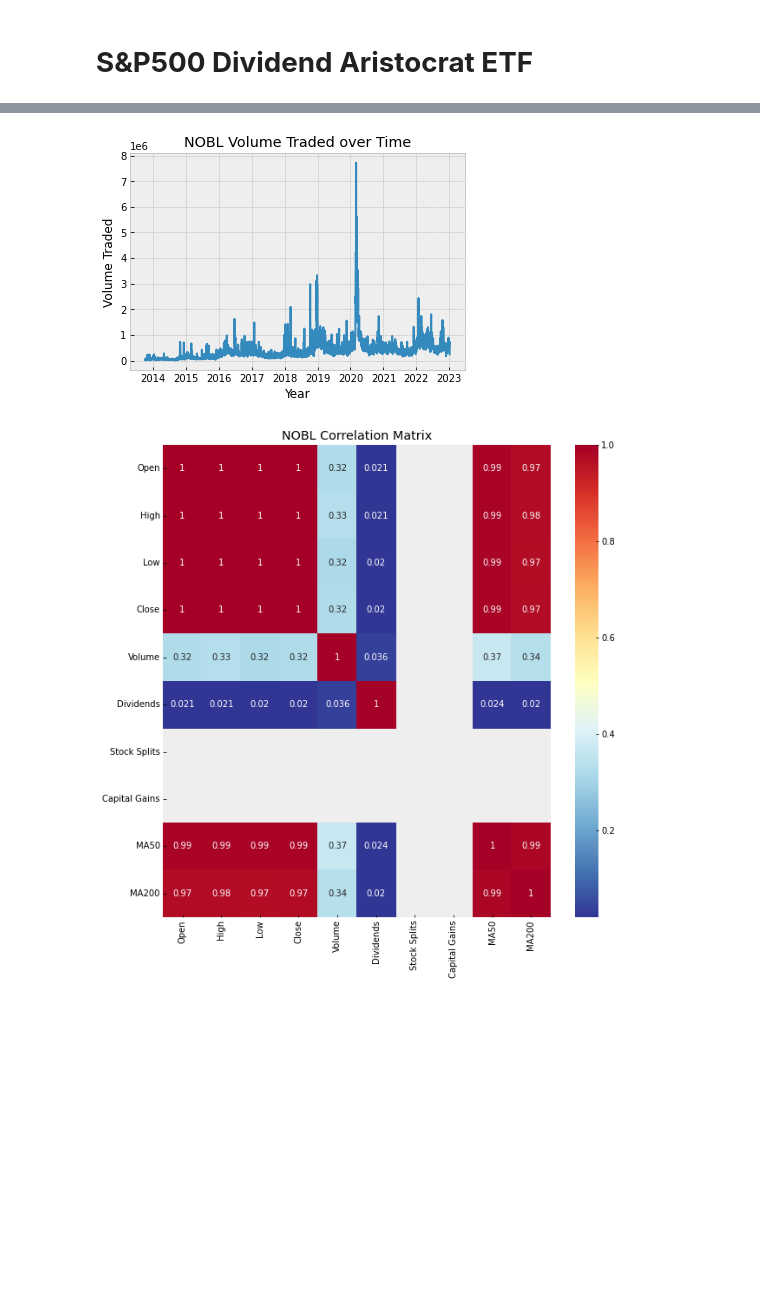
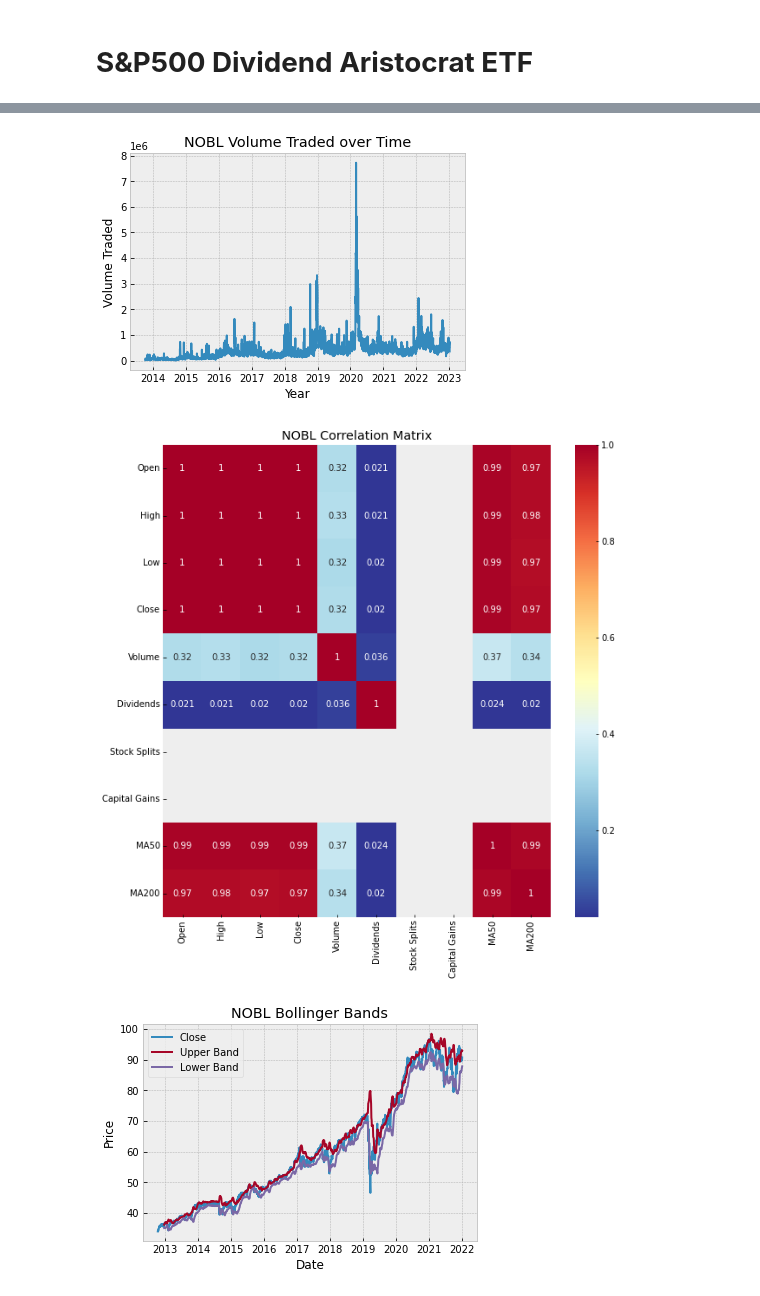
Before and after one commit to dibend/Jupyter, a Jupyter notebook: NOBL.ipynb, the cells around one changed output, grey strips where cells are left out. Drawn from its saved outputs; the diff is of its cells as text; code cells hidden in the pictures; blank space fills up the shorter version.

```diff
--- a/NOBL.ipynb
+++ b/NOBL.ipynb
@@ -94,5 +94,19 @@ plt.figure(figsize=(10,10))
 sns.heatmap(corr, annot=True, cmap=plt.cm.RdYlBu_r)
 plt.title("NOBL Correlation Matrix")
 plt.show()
+
+# Calculate and plot the Bollinger Bands
+stock_data["SMA50"] = stock_data["Close"].rolling(window=50).mean()
+stock_data["std"] = stock_data["Close"].rolling(window=20).std()
+stock_data["upper_band"] = stock_data["SMA50"] + 2 * stock_data["std"]
+stock_data["lower_band"] = stock_data["SMA50"] - 2 * stock_data["std"]
+plt.plot(stock_data.index, stock_data["Close"], label="Close")
+plt.plot(stock_data.index, stock_data["upper_band"], label="Upper Band")
+plt.plot(stock_data.index, stock_data["lower_band"], label="Lower Band")
+plt.xlabel("Date")
+plt.ylabel("Price")
+plt.title("NOBL Bollinger Bands")
+plt.legend()
+plt.show()
 # %% [output]
 Looking in indexes: https://pypi.org/simple, https://us-python.pkg.dev/colab-wheels/public/simple/
@@ -113,10 +127,11 @@ Requirement already satisfied: cycler>=0.10 in /usr/local/lib/python3.8/dist-pac
 Requirement already satisfied: pytz>=2017.3 in /usr/local/lib/python3.8/dist-packages (from pandas>=0.23->seaborn) (2022.7)
 Requirement already satisfied: six>=1.5 in /usr/local/lib/python3.8/dist-packages (from python-dateutil>=2.1->matplotlib>=2.2->seaborn) (1.15.0)
 [figure]
 [figure]
 [figure]
 [figure]
 [figure]
 [figure]
 [figure]
 [figure]
+[figure, added]
```
Also changed, not shown: parts of 1 cell of this notebook.
